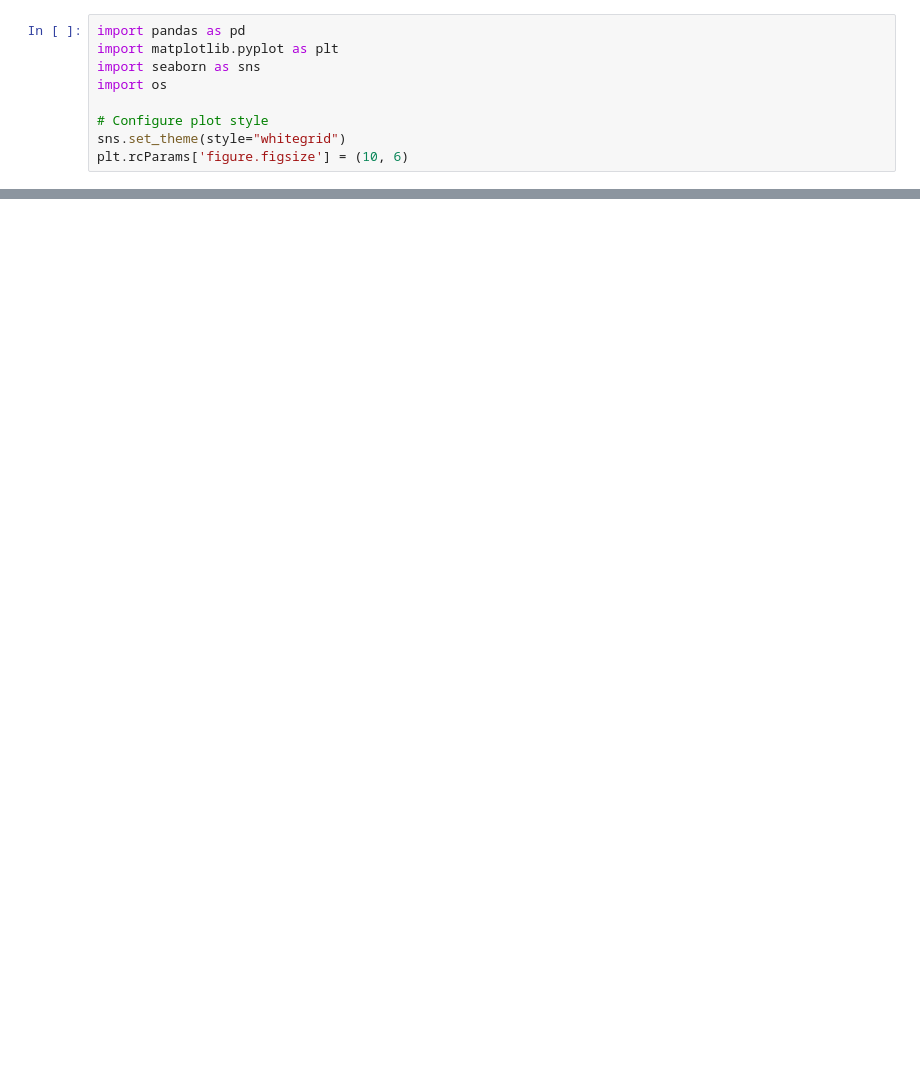
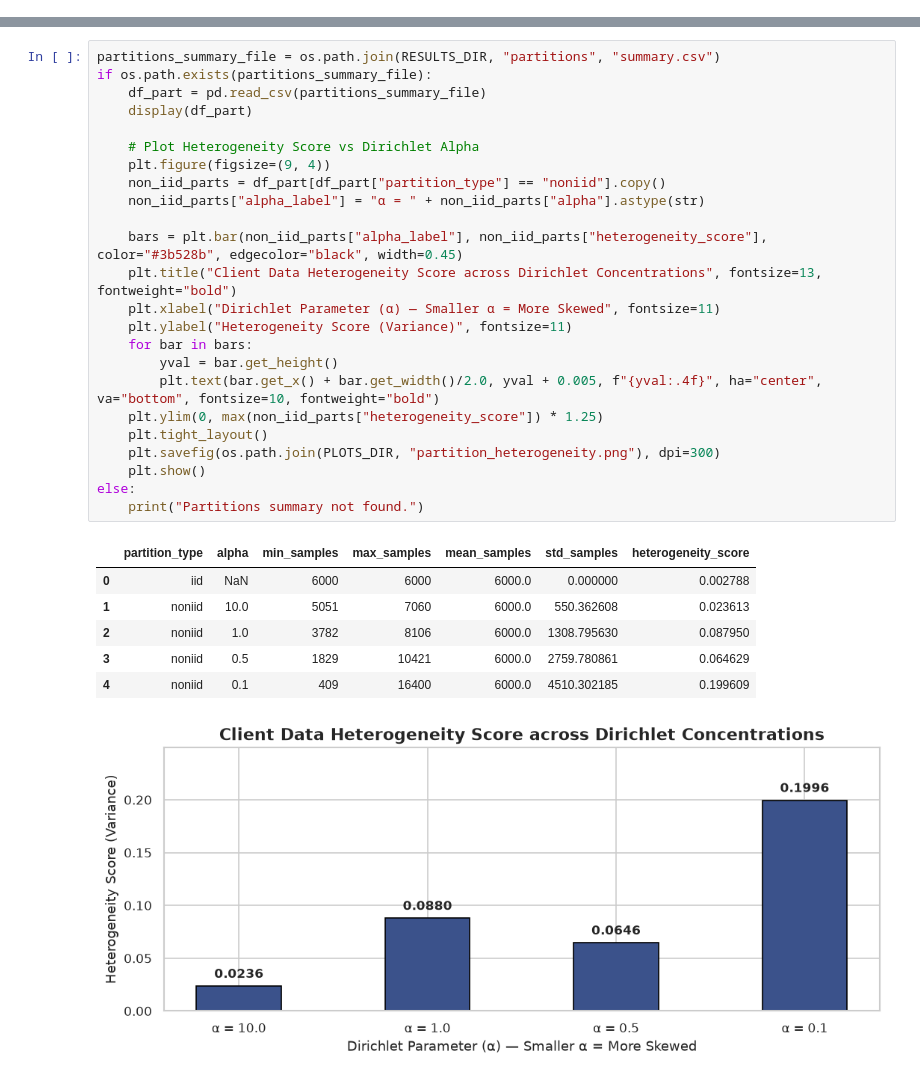
Before and after one commit to Ankush-37g/BTP-Detection-of-Poisoning-attacks-in-Federated-Learning, a Jupyter notebook: notebooks/01_Results_Visualization.ipynb, the cells around one changed output, grey strips where cells are left out. Drawn from its saved outputs; the diff is of its cells as text; blank space fills up the shorter version.

Commit message:
Added results visualization in notebook

```diff
--- a/notebooks/01_Results_Visualization.ipynb
+++ b/notebooks/01_Results_Visualization.ipynb
@@ -4,9 +0,0 @@ This notebook visualizes the accuracy and loss trajectories of various defenses
-# %%
-import pandas as pd
-import matplotlib.pyplot as plt
-import seaborn as sns
-import os
-
-# Configure plot style
-sns.set_theme(style="whitegrid")
-plt.rcParams['figure.figsize'] = (10, 6)
@@ -41,0 +121,32 @@ plot_results('scaling')
+# %%
+partitions_summary_file = os.path.join(RESULTS_DIR, "partitions", "summary.csv")
+if os.path.exists(partitions_summary_file):
+    df_part = pd.read_csv(partitions_summary_file)
+    display(df_part)
+
+    # Plot Heterogeneity Score vs Dirichlet Alpha
+    plt.figure(figsize=(9, 4))
+    non_iid_parts = df_part[df_part["partition_type"] == "noniid"].copy()
+    non_iid_parts["alpha_label"] = "α = " + non_iid_parts["alpha"].astype(str)
+
+    bars = plt.bar(non_iid_parts["alpha_label"], non_iid_parts["heterogeneity_score"], color="#3b528b", edgecolor="black", width=0.45)
+    plt.title("Client Data Heterogeneity Score across Dirichlet Concentrations", fontsize=13, fontweight="bold")
+    plt.xlabel("Dirichlet Parameter (α) — Smaller α = More Skewed", fontsize=11)
+    plt.ylabel("Heterogeneity Score (Variance)", fontsize=11)
+    for bar in bars:
+        yval = bar.get_height()
+        plt.text(bar.get_x() + bar.get_width()/2.0, yval + 0.005, f"{yval:.4f}", ha="center", va="bottom", fontsize=10, fontweight="bold")
+    plt.ylim(0, max(non_iid_parts["heterogeneity_score"]) * 1.25)
+    plt.tight_layout()
+    plt.savefig(os.path.join(PLOTS_DIR, "partition_heterogeneity.png"), dpi=300)
+    plt.show()
+else:
+    print("Partitions summary not found.")
+# %% [output]
+|  | partition_type | alpha | min_samples | max_samples | mean_samples | std_samples | heterogeneity_score |
+| 0 | iid | NaN | 6000 | 6000 | 6000.0 | 0.000000 | 0.002788 |
+| 1 | noniid | 10.0 | 5051 | 7060 | 6000.0 | 550.362608 | 0.023613 |
+| 2 | noniid | 1.0 | 3782 | 8106 | 6000.0 | 1308.795630 | 0.087950 |
+| 3 | noniid | 0.5 | 1829 | 10421 | 6000.0 | 2759.780861 | 0.064629 |
+| 4 | noniid | 0.1 | 409 | 16400 | 6000.0 | 4510.302185 | 0.199609 |
+[figure, added]
```
Also changed, not shown: parts of 21 cells of this notebook, 6 other files.
